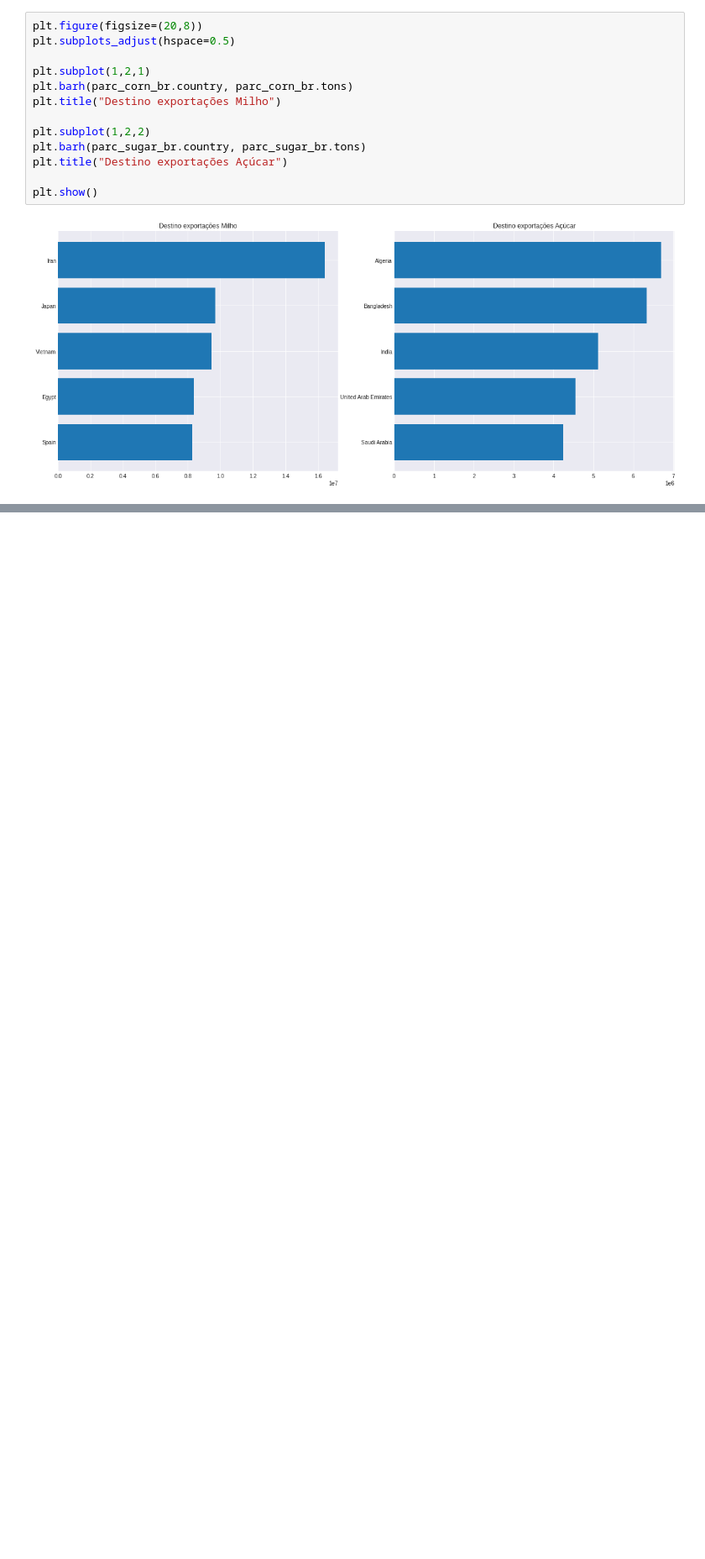
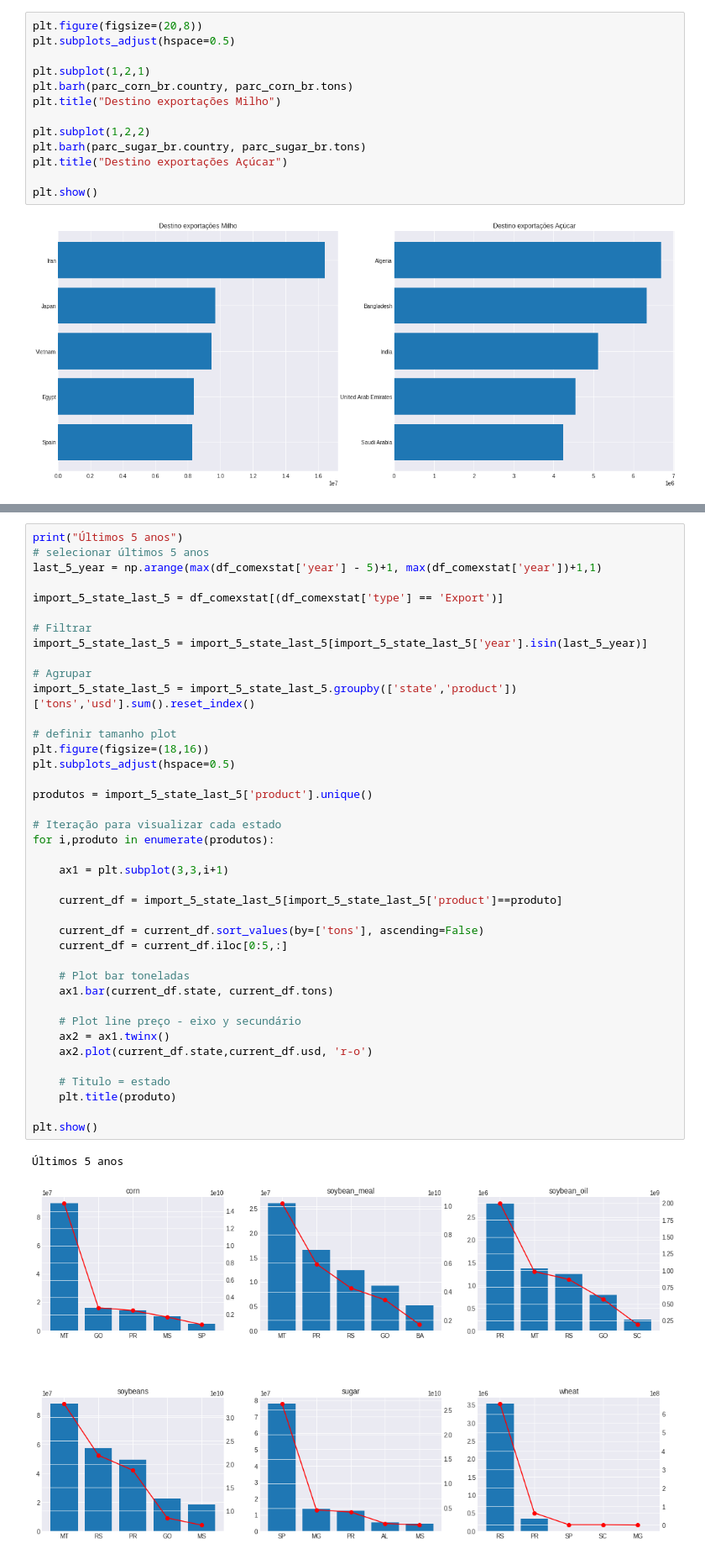
Before and after one commit to muriloms/cases-selecao-4intelligence, a Jupyter notebook: Case2/Case2 - Parte II - Respostas.ipynb, the cells around one changed output, grey strips where cells are left out. Shown at 84% size. Cells and saved outputs as stored; diff of their text form; blank space fills up the shorter version.

```diff
--- a/Case2/Case2 - Parte II - Respostas.ipynb
+++ b/Case2/Case2 - Parte II - Respostas.ipynb
@@ -276,0 +330,43 @@ plt.show()
+# %%
+print("Últimos 5 anos")
+# selecionar últimos 5 anos
+last_5_year = np.arange(max(df_comexstat['year'] - 5)+1, max(df_comexstat['year'])+1,1)
+
+import_5_state_last_5 = df_comexstat[(df_comexstat['type'] == 'Export')]
+
+# Filtrar
+import_5_state_last_5 = import_5_state_last_5[import_5_state_last_5['year'].isin(last_5_year)]
+
+# Agrupar
+import_5_state_last_5 = import_5_state_last_5.groupby(['state','product'])['tons','usd'].sum().reset_index()
+
+# definir tamanho plot
+plt.figure(figsize=(18,16))
+plt.subplots_adjust(hspace=0.5)
+
+produtos = import_5_state_last_5['product'].unique()
+
+# Iteração para visualizar cada estado
+for i,produto in enumerate(produtos):
+
+    ax1 = plt.subplot(3,3,i+1)
+
+    current_df = import_5_state_last_5[import_5_state_last_5['product']==produto]
+
+    current_df = current_df.sort_values(by=['tons'], ascending=False)
+    current_df = current_df.iloc[0:5,:]
+
+    # Plot bar toneladas
+    ax1.bar(current_df.state, current_df.tons)
+
+    # Plot line preço - eixo y secundário
+    ax2 = ax1.twinx()
+    ax2.plot(current_df.state,current_df.usd, 'r-o')
+
+    # Titulo = estado
+    plt.title(produto)
+
+plt.show()
+# %% [output]
+Últimos 5 anos
+[figure, added]
```
Also changed, not shown: parts of 6 cells of this notebook.
